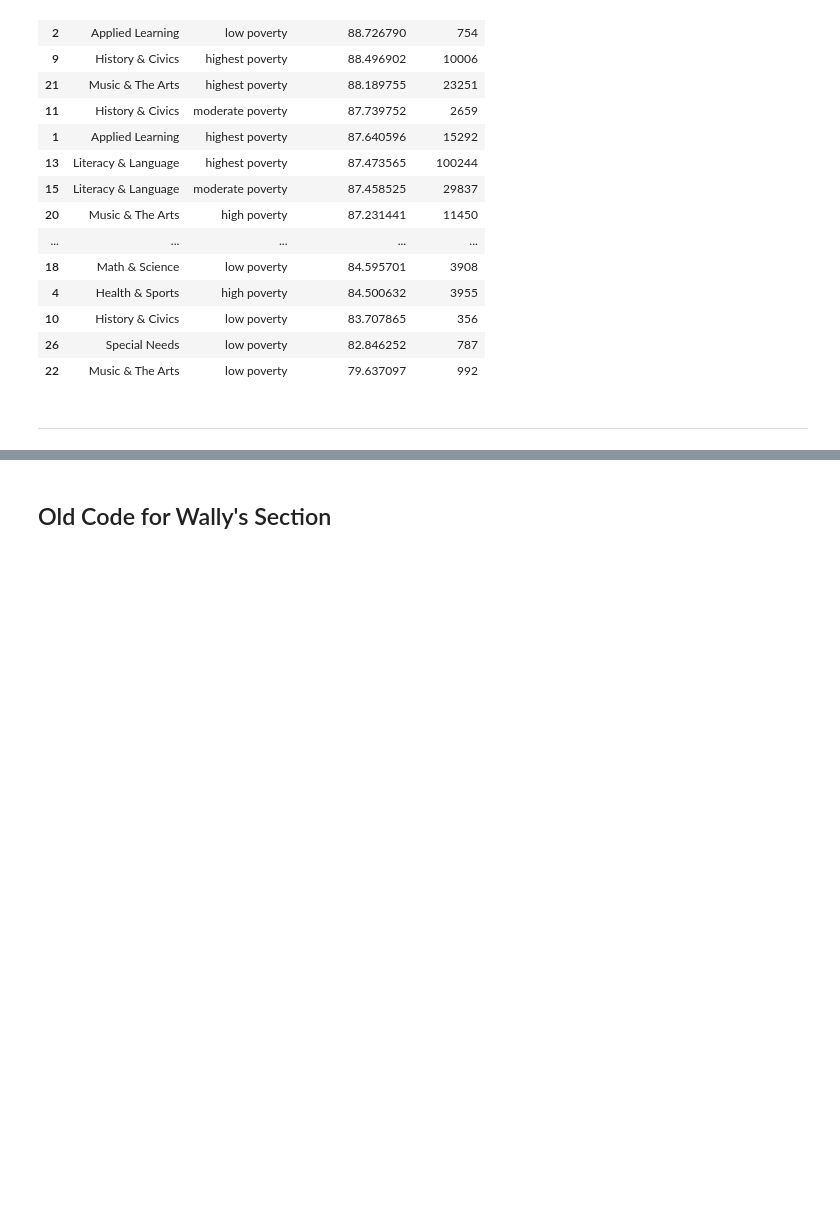
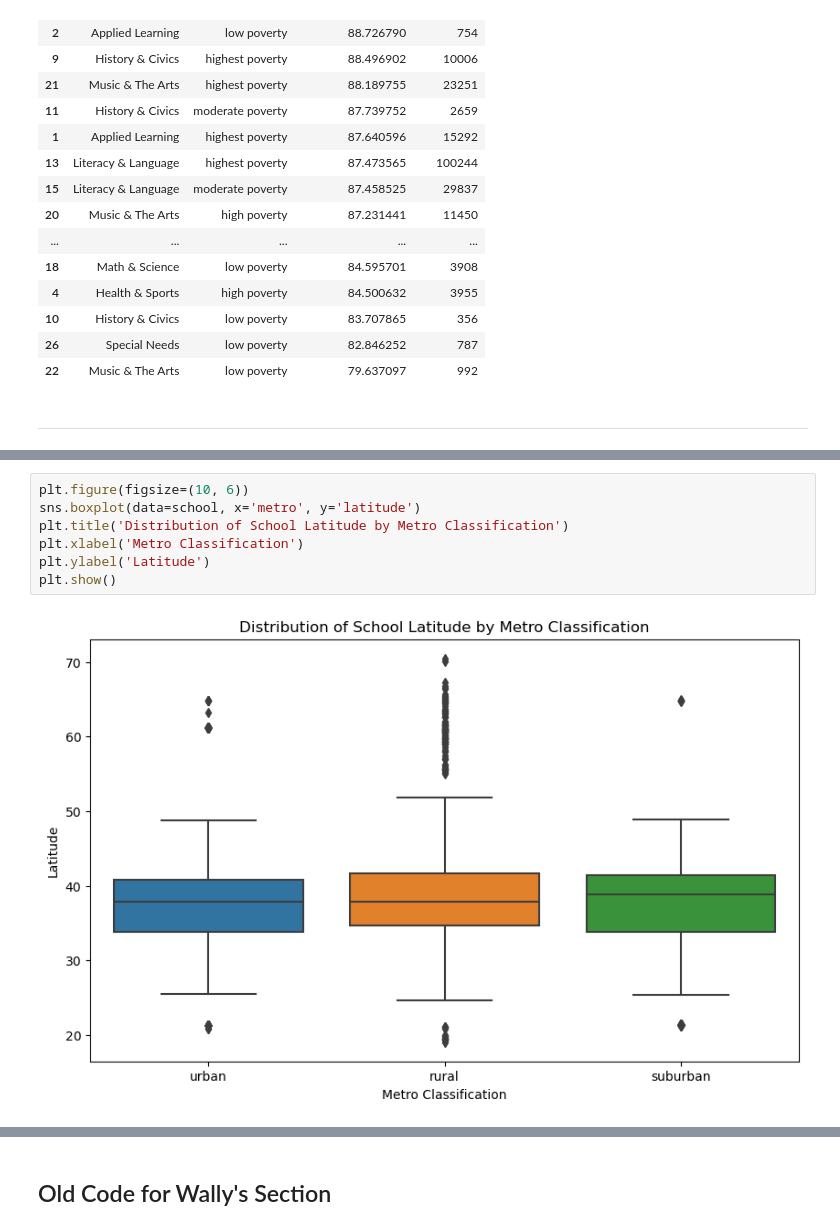
Before and after one commit to wallychang88/pythonforbusiness, a Jupyter notebook: Project_starterFile.ipynb, the cells around one changed output, grey strips where cells are left out. Drawn from its saved outputs; the diff is of its cells as text; blank space fills up the shorter version.

```diff
--- a/Project_starterFile.ipynb
+++ b/Project_starterFile.ipynb
@@ -196,0 +316,9 @@ ________________________________________________________________________________
+# %%
+plt.figure(figsize=(10, 6))
+sns.boxplot(data=school, x='metro', y='latitude')
+plt.title('Distribution of School Latitude by Metro Classification')
+plt.xlabel('Metro Classification')
+plt.ylabel('Latitude')
+plt.show()
+# %% [output]
+[figure, added]
```
Also changed, not shown: parts of 23 cells of this notebook.
